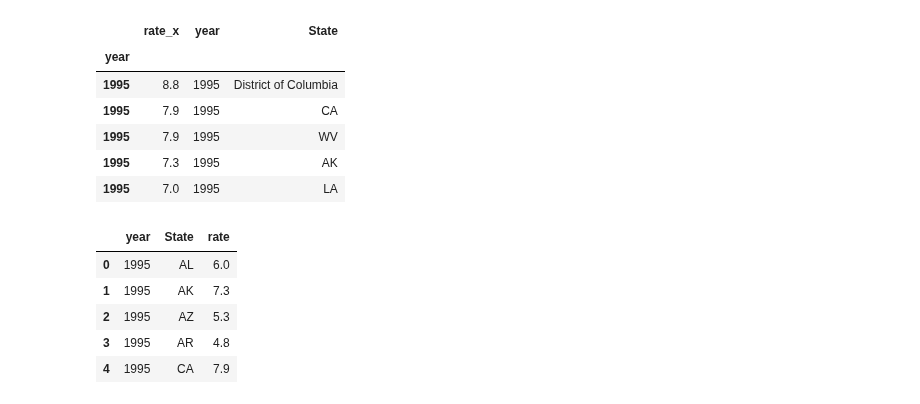
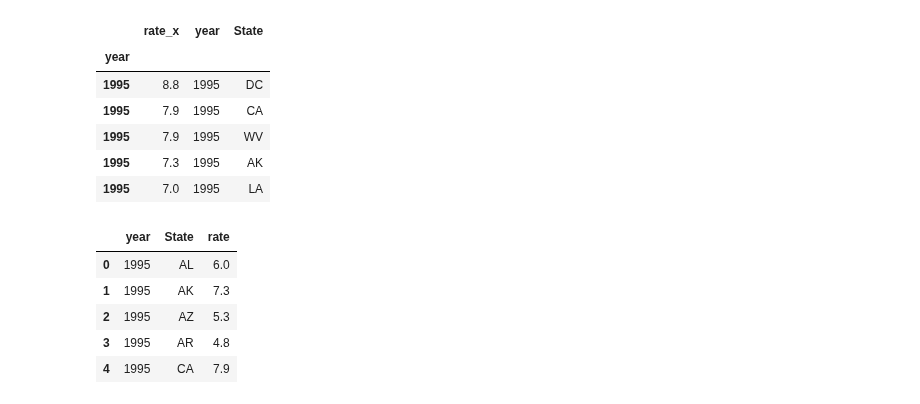
Before and after one commit to navbala/Crime-Rate-Predictor, a Jupyter notebook: line trends unemployment & crime.ipynb, the cells around one changed output. Saved outputs shown, nothing was run; the diff lists cells and outputs as text; code cells hidden in the pictures.

```diff
--- a/line trends unemployment & crime.ipynb
+++ b/line trends unemployment & crime.ipynb
@@ -6,21 +6,21 @@ import matplotlib.dates as mdates
 import datetime as dt
 import numpy as np
 # %%
-csv_path = "unemployment.csv"
+csv_path = "formatted/unemployment.csv"
 ue_df = pd.read_csv(csv_path)
 ue_df.set_index('State', inplace=True)
 ue_df.dropna(how='all', inplace=True)
 
 ue_df = ue_df.unstack().to_frame().reset_index().rename(columns={"level_0": "year", 0: "rate"})
 top_year = ue_df.groupby("year").rate.nlargest(5).to_frame()
 top_year = top_year.reset_index(level=1)\
                             .merge(ue_df, how='left', left_on="level_1", right_index=True)\
                              .drop(["level_1", "rate_y"], axis=1)
 top_year.head()
 # %% [output]
 |  | rate_x | year | State |
 | year |  |  |  |
-| 1995 | 8.8 | 1995 | District of Columbia |
+| 1995 | 8.8 | 1995 | DC |
 | 1995 | 7.9 | 1995 | CA |
 | 1995 | 7.9 | 1995 | WV |
 | 1995 | 7.3 | 1995 | AK |
```
Also changed, not shown: parts of 3 cells of this notebook, 1 other file.
